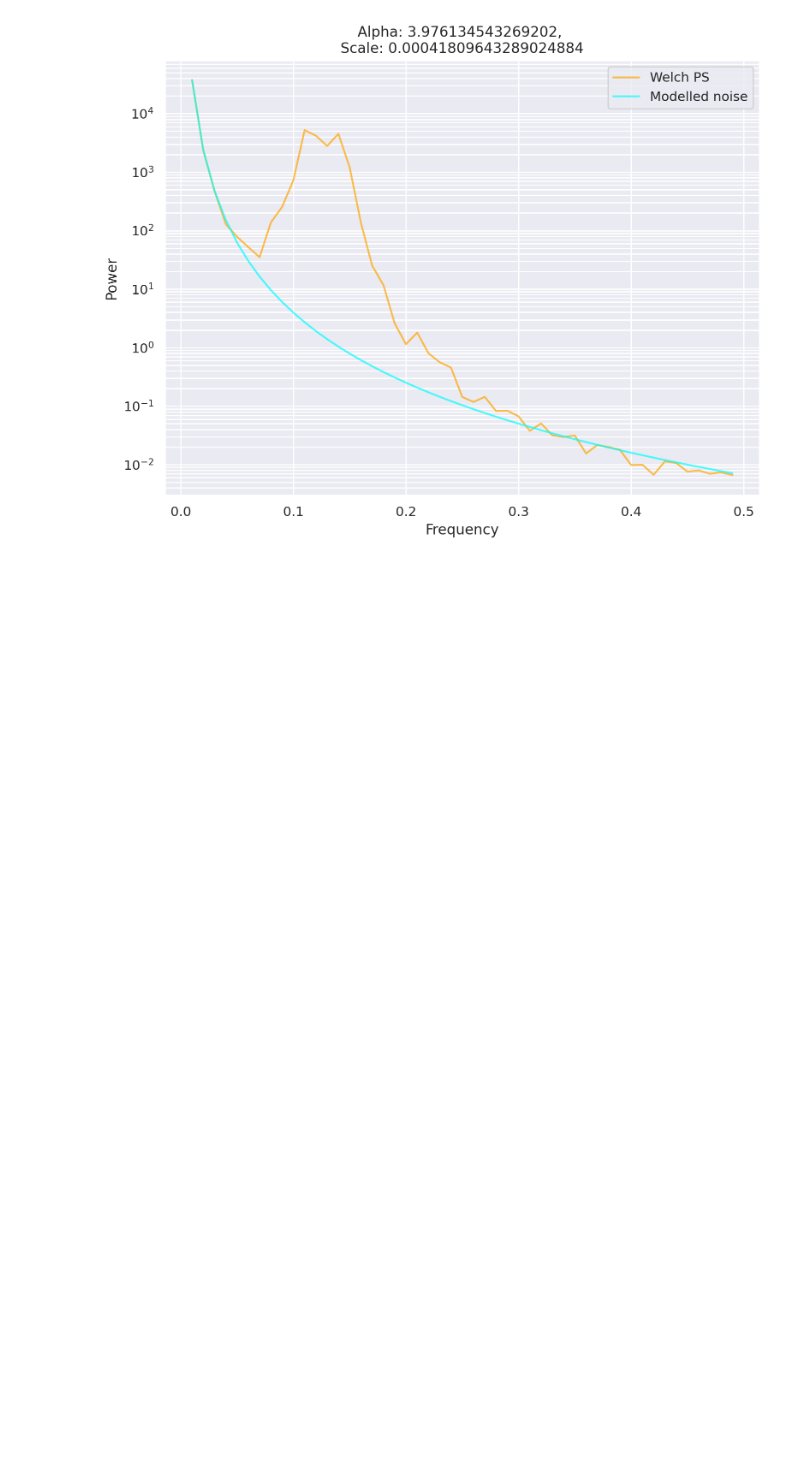
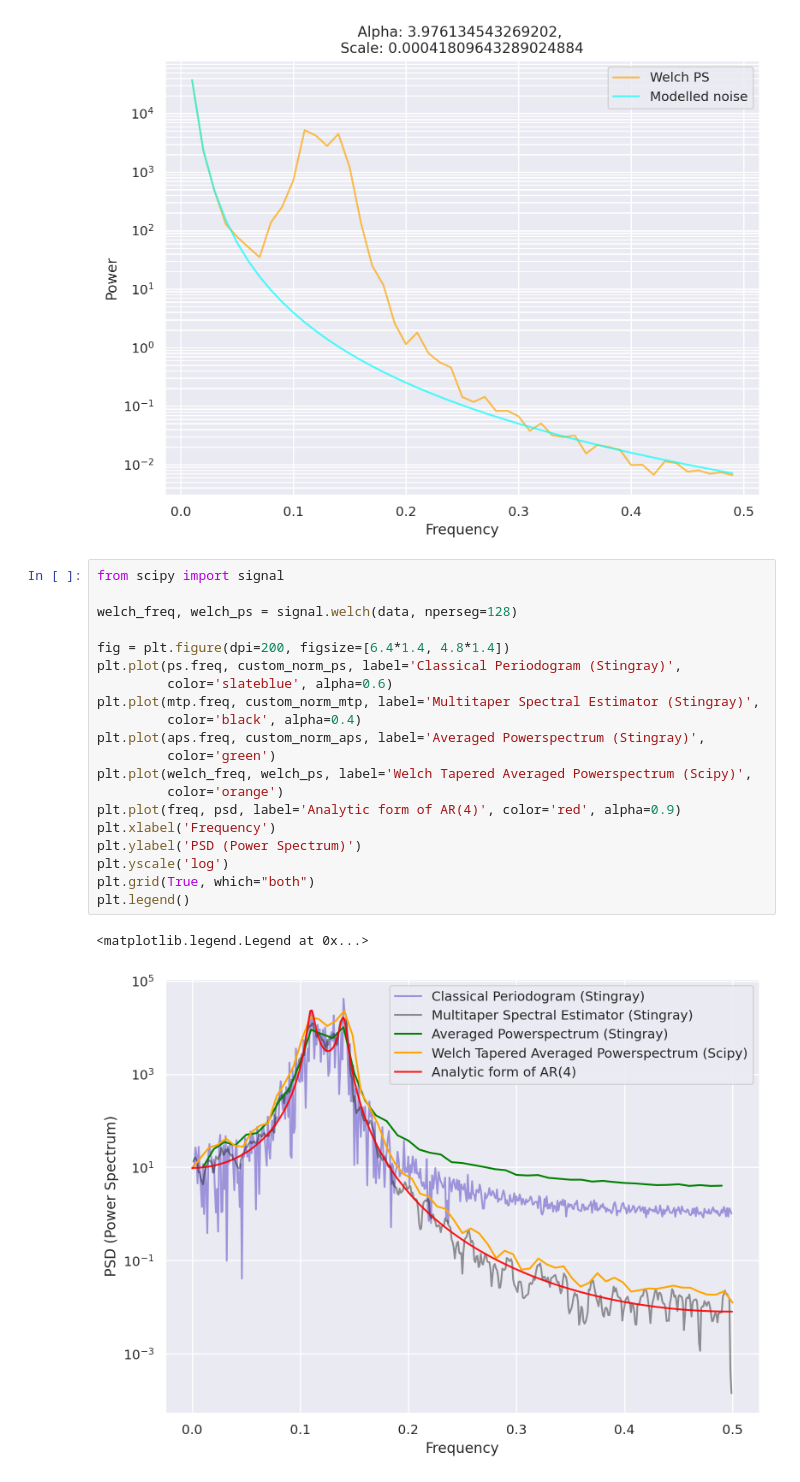
Before and after one commit to dhruv9vats/misc, a Jupyter notebook: AveragedPowerspectrum.ipynb, the cells around one changed output. Drawn from its saved outputs; the diff is of its cells as text; blank space fills up the shorter version.

Commit message:
Try scipy welch psd.

```diff
--- a/AveragedPowerspectrum.ipynb
+++ b/AveragedPowerspectrum.ipynb
@@ -117,3 +117,26 @@ plt.title(f"Alpha: {params[0]}, \nScale: {params[1]}")
 # %% [output]
 Text(0.5, 1.0, 'Alpha: 3.976134543269202, \nScale: 0.00041809643289024884')
 [figure]
+# %%
+from scipy import signal
+
+welch_freq, welch_ps = signal.welch(data, nperseg=128)
+
+fig = plt.figure(dpi=200, figsize=[6.4*1.4, 4.8*1.4])
+plt.plot(ps.freq, custom_norm_ps, label='Classical Periodogram (Stingray)',
+         color='slateblue', alpha=0.6)
+plt.plot(mtp.freq, custom_norm_mtp, label='Multitaper Spectral Estimator (Stingray)',
+         color='black', alpha=0.4)
+plt.plot(aps.freq, custom_norm_aps, label='Averaged Powerspectrum (Stingray)',
+         color='green')
+plt.plot(welch_freq, welch_ps, label='Welch Tapered Averaged Powerspectrum (Scipy)',
+         color='orange')
+plt.plot(freq, psd, label='Analytic form of AR(4)', color='red', alpha=0.9)
+plt.xlabel('Frequency')
+plt.ylabel('PSD (Power Spectrum)')
+plt.yscale('log')
+plt.grid(True, which="both")
+plt.legend()
+# %% [output]
+<matplotlib.legend.Legend at 0x...>
+[figure, added]
```
